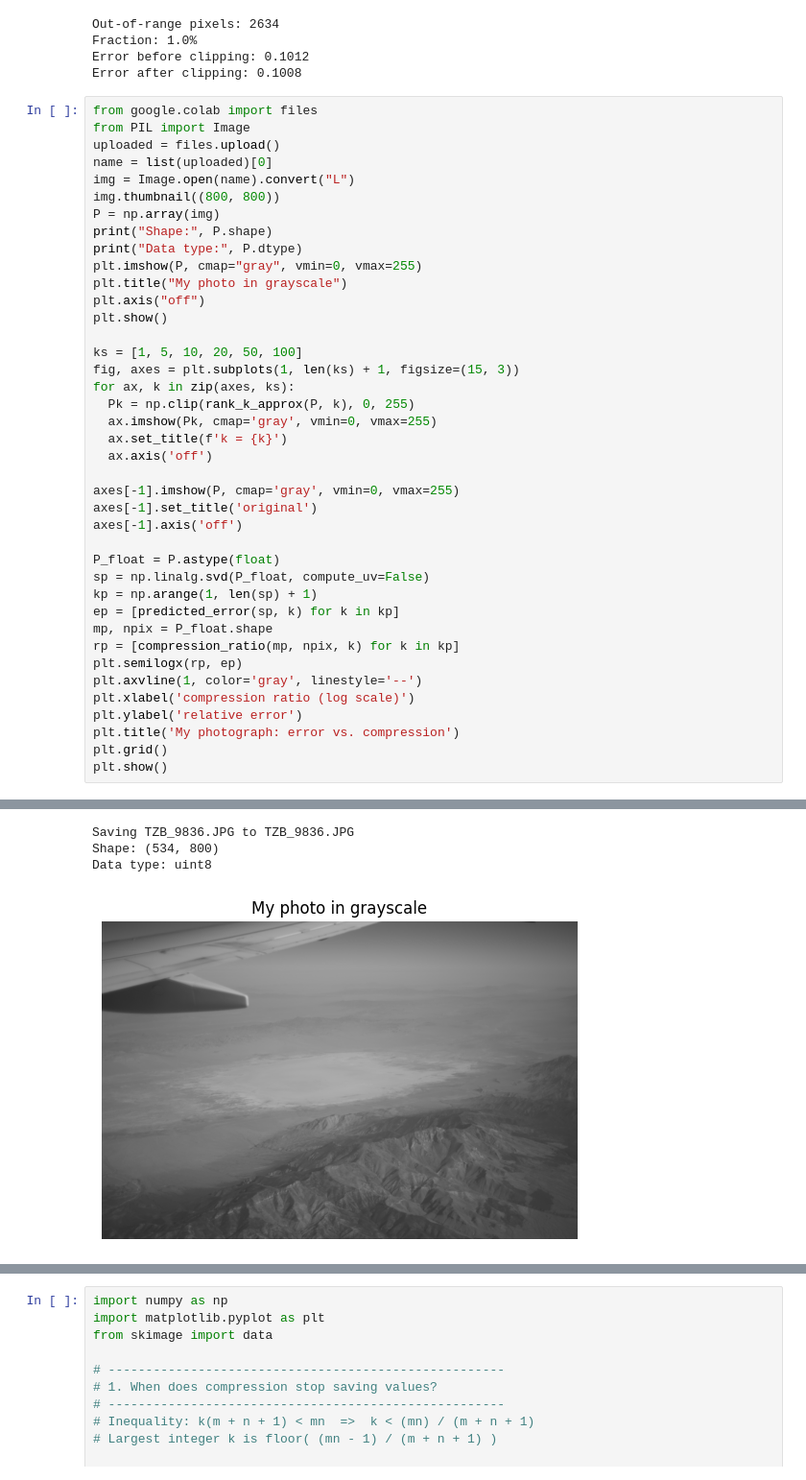
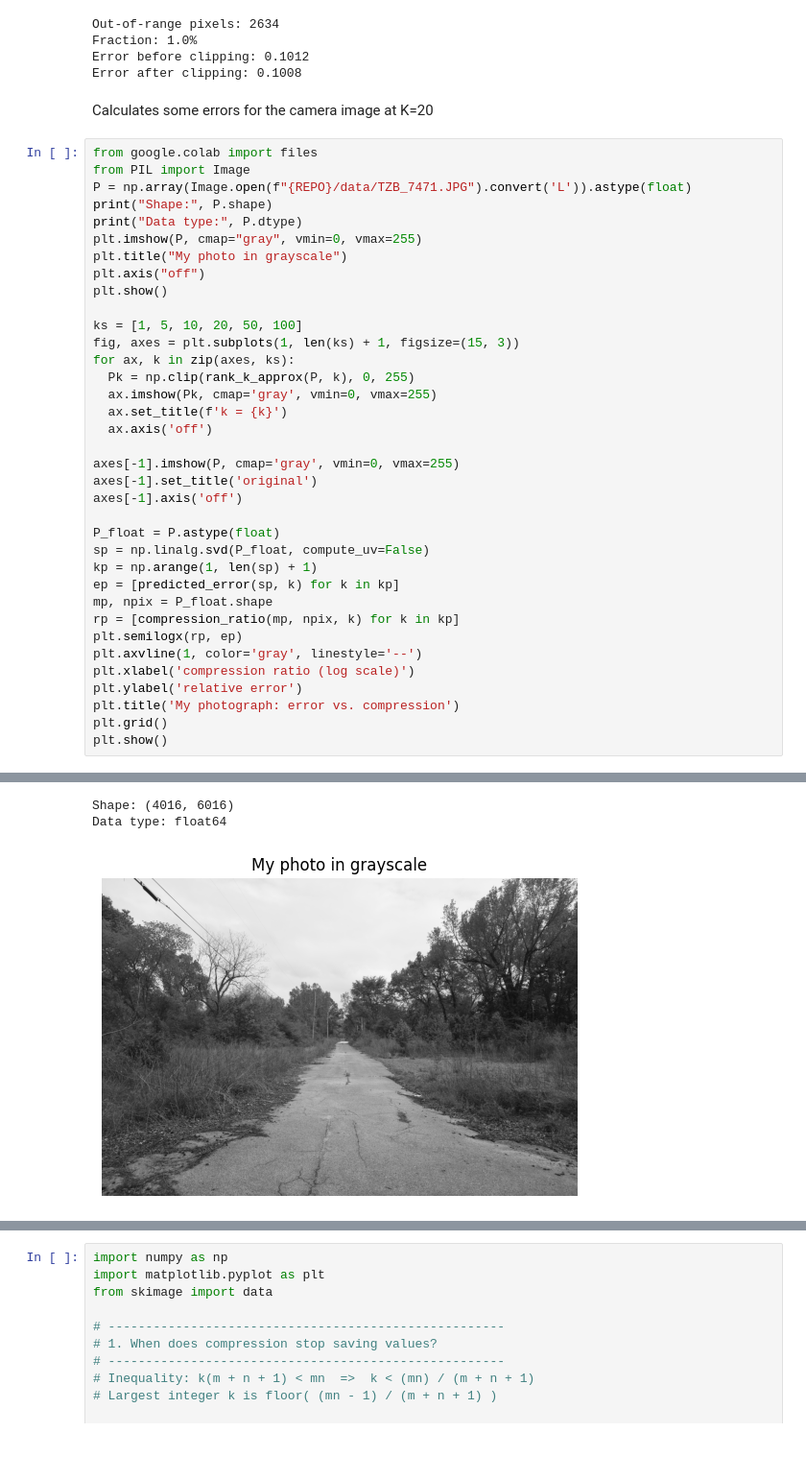
Before and after one commit to TZBDragon/LinAlg344TZB, a Jupyter notebook: notebooks/03_measuring_compression.ipynb, the cells around one changed output, grey strips where cells are left out. Shown at 96% size. Saved outputs shown, nothing was run; the diff lists cells and outputs as text; blank space fills up the shorter version.

```diff
--- a/notebooks/03_measuring_compression.ipynb
+++ b/notebooks/03_measuring_compression.ipynb
@@ -127,14 +157,12 @@ Out-of-range pixels: 2634
 Fraction: 1.0%
 Error before clipping: 0.1012
 Error after clipping: 0.1008
+# %% [markdown]
+Calculates some errors for the camera image at K=20
 # %%
 from google.colab import files
 from PIL import Image
-uploaded = files.upload()
-name = list(uploaded)[0]
-img = Image.open(name).convert("L")
-img.thumbnail((800, 800))
-P = np.array(img)
+P = np.array(Image.open(f"{REPO}/data/TZB_7471.JPG").convert('L')).astype(float)
 print("Shape:", P.shape)
 print("Data type:", P.dtype)
 plt.imshow(P, cmap="gray", vmin=0, vmax=255)
@@ -172,4 +199,3 @@ plt.show()
-Saving TZB_9836.JPG to TZB_9836.JPG
-Shape: (534, 800)
-Data type: uint8
+Shape: (4016, 6016)
+Data type: float64
-[figure, old version]
+[figure, new version]
```
Also changed, not shown: parts of 15 cells of this notebook.
